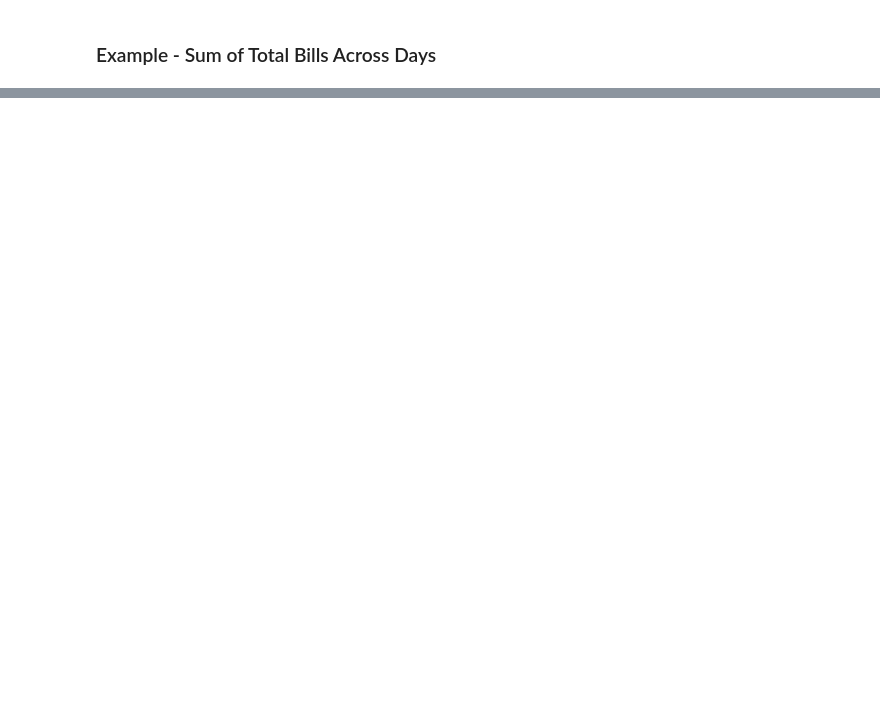
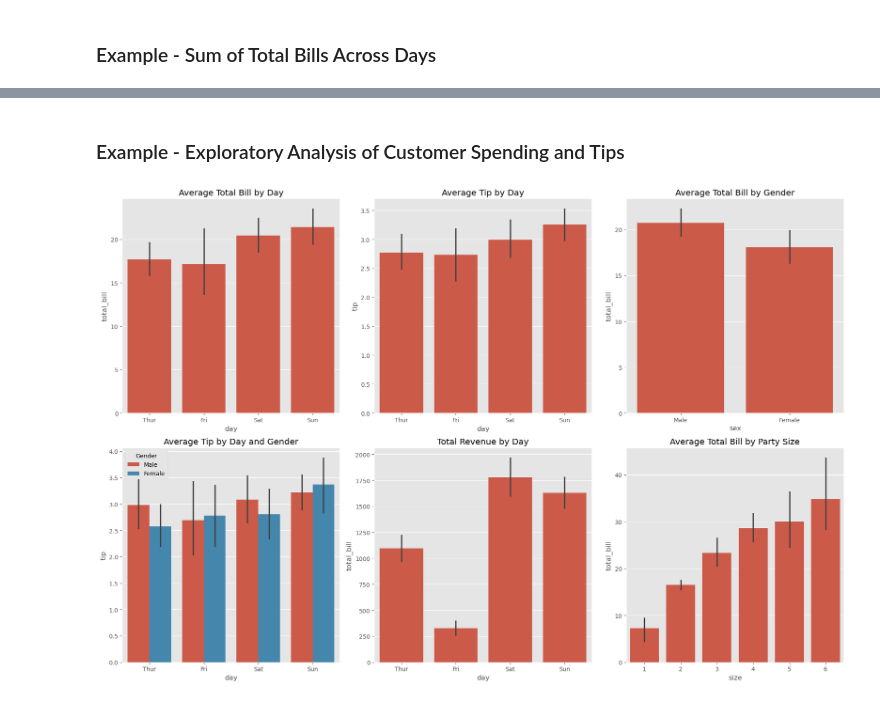
Before and after one commit to pranay-surya/Visualization-Seaborn, a Jupyter notebook: 05_Seaborn_bar_plot .ipynb, the cells around one changed output, grey strips where cells are left out. Saved outputs shown, nothing was run; the diff lists cells and outputs as text; code cells hidden in the pictures; blank space fills up the shorter version.

```diff
--- a/05_Seaborn_bar_plot .ipynb
+++ b/05_Seaborn_bar_plot .ipynb
@@ -69,38 +69,40 @@ plt.show()
+# %% [markdown]
+### Example - Exploratory Analysis of Customer Spending and Tips
 # %%
 # Create a figure with multiple subplots
 plt.figure(figsize=(18, 12))
-plt.suptitle("Exploratory Analysis of Customer Spending and Tips",family='serif',color='darkred',size=18)
-
 
 # 1. Average Total Bill by Day
 plt.subplot(2, 3, 1)
 sns.barplot(x="day", y="total_bill", data=tips)
 plt.title("Average Total Bill by Day")
 
 # 2. Average Tip by Day
 plt.subplot(2, 3, 2)
 sns.barplot(x="day", y="tip", data=tips)
 plt.title("Average Tip by Day")
 
 # 3. Average Total Bill by Gender
 plt.subplot(2, 3, 3)
 sns.barplot(x="sex", y="total_bill", data=tips)
 plt.title("Average Total Bill by Gender")
 
 # 4. Average Tip by Day and Gender
 plt.subplot(2, 3, 4)
 sns.barplot(x="day", y="tip", hue="sex", data=tips)
 plt.title("Average Tip by Day and Gender")
 plt.legend(title="Gender")
 
 # 5. Total Revenue by Day (sum)
 plt.subplot(2, 3, 5)
 sns.barplot(x="day", y="total_bill", data=tips, estimator=sum)
 plt.title("Total Revenue by Day")
 
 # 6. Average Total Bill by Party Size
 plt.subplot(2, 3, 6)
 sns.barplot(x="size", y="total_bill", data=tips)
 plt.title("Average Total Bill by Party Size")
 plt.tight_layout()
 plt.show()
+# %% [output]
+[figure, added]
```
Also changed, not shown: parts of 2 cells of this notebook, 1 other file.
